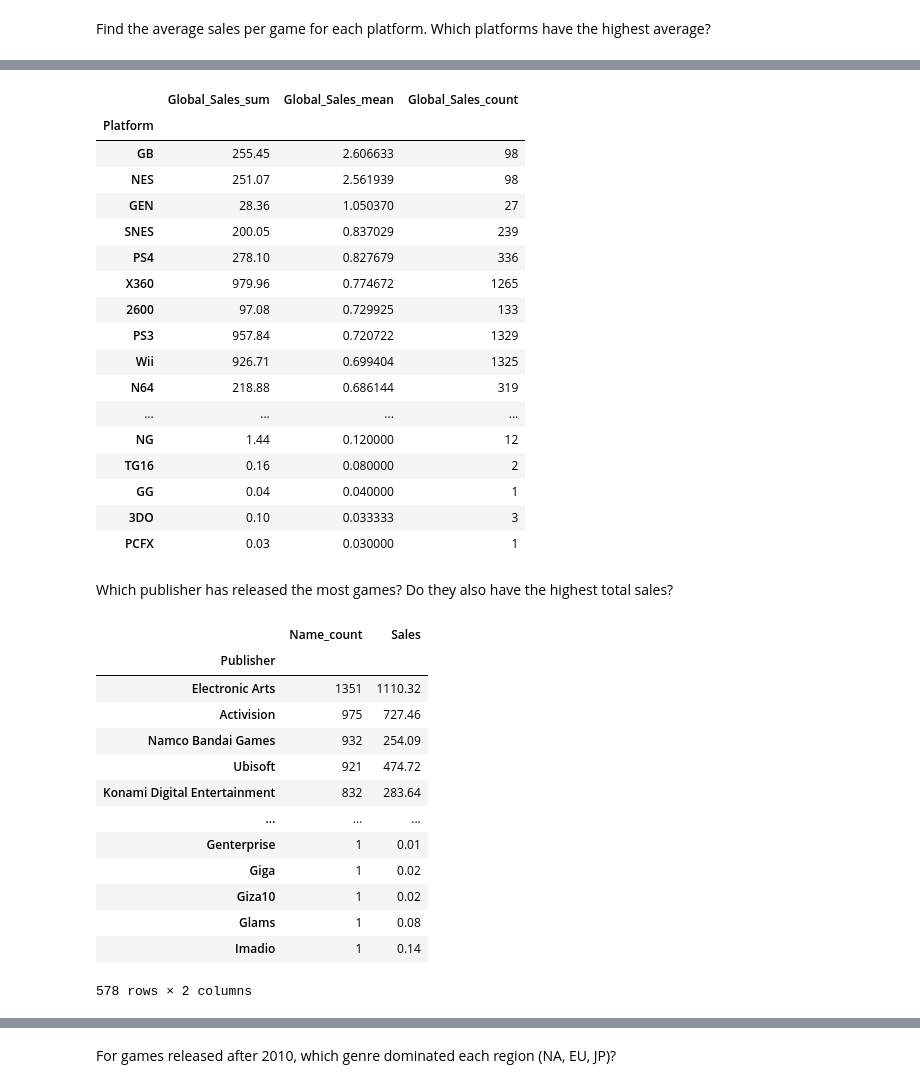
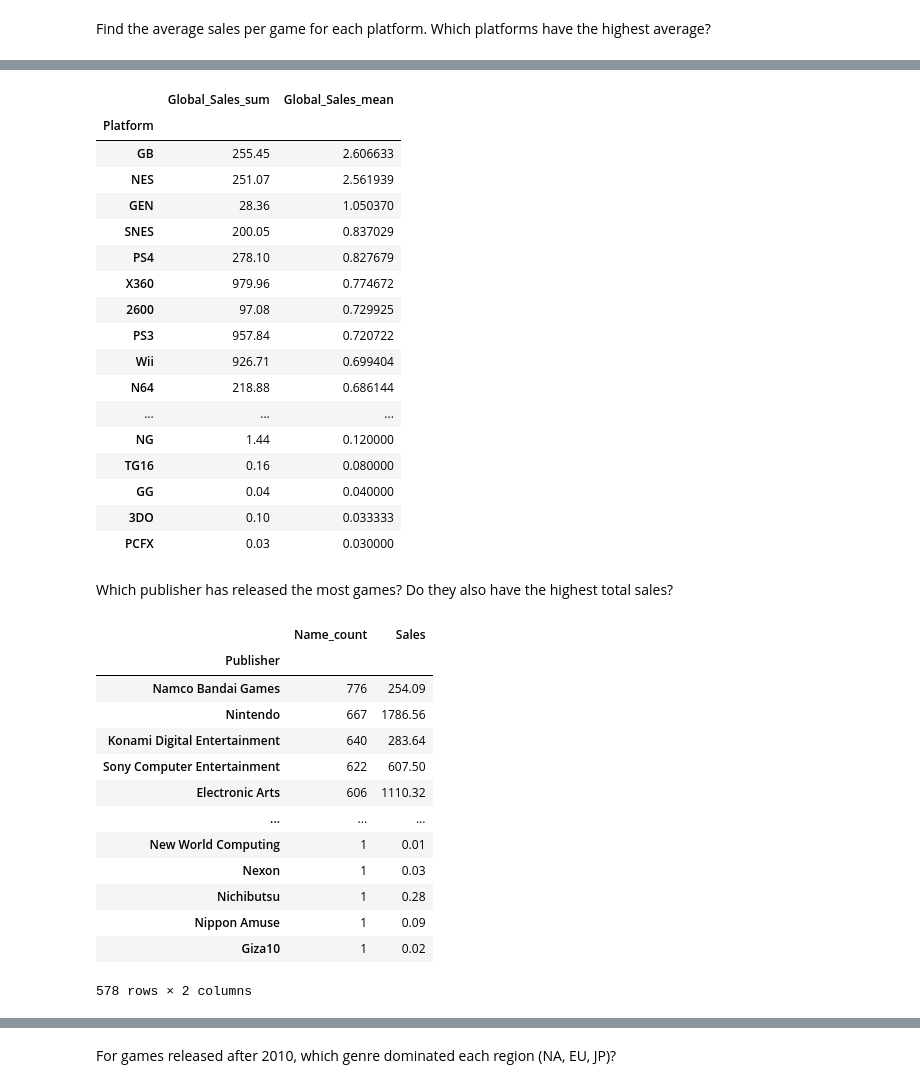
Before and after one commit to chileong/5m-data-Coaching-DS3-25Oct, a Jupyter notebook: assignment.ipynb, the cells around one changed output, grey strips where cells are left out. Cells and saved outputs as stored; diff of their text form; code cells hidden in the pictures.

```diff
--- a/assignment.ipynb
+++ b/assignment.ipynb
@@ -72,41 +54,41 @@ df[df['Platform']=='GEN']
 # %%
-df.groupby('Platform').agg(Global_Sales_sum=('Global_Sales','sum'),Global_Sales_mean=('Global_Sales','mean'),Global_Sales_count=('Global_Sales','count')).sort_values(by='Global_Sales_mean',ascending=[False])
+df.groupby('Platform').agg(Global_Sales_sum=('Global_Sales','sum'),Global_Sales_mean=('Global_Sales','mean')).sort_values(by='Global_Sales_mean',ascending=[False])
 # %% [output]
-|  | Global_Sales_sum | Global_Sales_mean | Global_Sales_count |
-| Platform |  |  |  |
-| GB | 255.45 | 2.606633 | 98 |
-| NES | 251.07 | 2.561939 | 98 |
-| GEN | 28.36 | 1.050370 | 27 |
-| SNES | 200.05 | 0.837029 | 239 |
-| PS4 | 278.10 | 0.827679 | 336 |
-| X360 | 979.96 | 0.774672 | 1265 |
-| 2600 | 97.08 | 0.729925 | 133 |
-| PS3 | 957.84 | 0.720722 | 1329 |
-| Wii | 926.71 | 0.699404 | 1325 |
-| N64 | 218.88 | 0.686144 | 319 |
-| ... | ... | ... | ... |
-| NG | 1.44 | 0.120000 | 12 |
-| TG16 | 0.16 | 0.080000 | 2 |
-| GG | 0.04 | 0.040000 | 1 |
-| 3DO | 0.10 | 0.033333 | 3 |
-| PCFX | 0.03 | 0.030000 | 1 |
+|  | Global_Sales_sum | Global_Sales_mean |
+| Platform |  |  |
+| GB | 255.45 | 2.606633 |
+| NES | 251.07 | 2.561939 |
+| GEN | 28.36 | 1.050370 |
+| SNES | 200.05 | 0.837029 |
+| PS4 | 278.10 | 0.827679 |
+| X360 | 979.96 | 0.774672 |
+| 2600 | 97.08 | 0.729925 |
+| PS3 | 957.84 | 0.720722 |
+| Wii | 926.71 | 0.699404 |
+| N64 | 218.88 | 0.686144 |
+| ... | ... | ... |
+| NG | 1.44 | 0.120000 |
+| TG16 | 0.16 | 0.080000 |
+| GG | 0.04 | 0.040000 |
+| 3DO | 0.10 | 0.033333 |
+| PCFX | 0.03 | 0.030000 |
 # %% [markdown]
 Which publisher has released the most games? Do they also have the highest total sales?
 # %%
-df.groupby('Publisher').agg(Name_count=('Name','count'),Sales=('Global_Sales','sum')).sort_values(by='Name_count',ascending=[False])
+df.groupby('Publisher').agg(Name_count=('Name','nunique'),Sales=('Global_Sales','sum')).sort_values(by='Name_count',ascending=[False])
 # %% [output]
 |  | Name_count | Sales |
 | Publisher |  |  |
-| Electronic Arts | 1351 | 1110.32 |
-| Activision | 975 | 727.46 |
-| Namco Bandai Games | 932 | 254.09 |
-| Ubisoft | 921 | 474.72 |
-| Konami Digital Entertainment | 832 | 283.64 |
+| Namco Bandai Games | 776 | 254.09 |
+| Nintendo | 667 | 1786.56 |
+| Konami Digital Entertainment | 640 | 283.64 |
+| Sony Computer Entertainment | 622 | 607.50 |
+| Electronic Arts | 606 | 1110.32 |
 | ... | ... | ... |
-| Genterprise | 1 | 0.01 |
-| Giga | 1 | 0.02 |
+| New World Computing | 1 | 0.01 |
+| Nexon | 1 | 0.03 |
+| Nichibutsu | 1 | 0.28 |
+| Nippon Amuse | 1 | 0.09 |
 | Giza10 | 1 | 0.02 |
-| Glams | 1 | 0.08 |
-| Imadio | 1 | 0.14 |
 578 rows × 2 columns
 # %%
```
Also changed, not shown: parts of 6 cells of this notebook.
